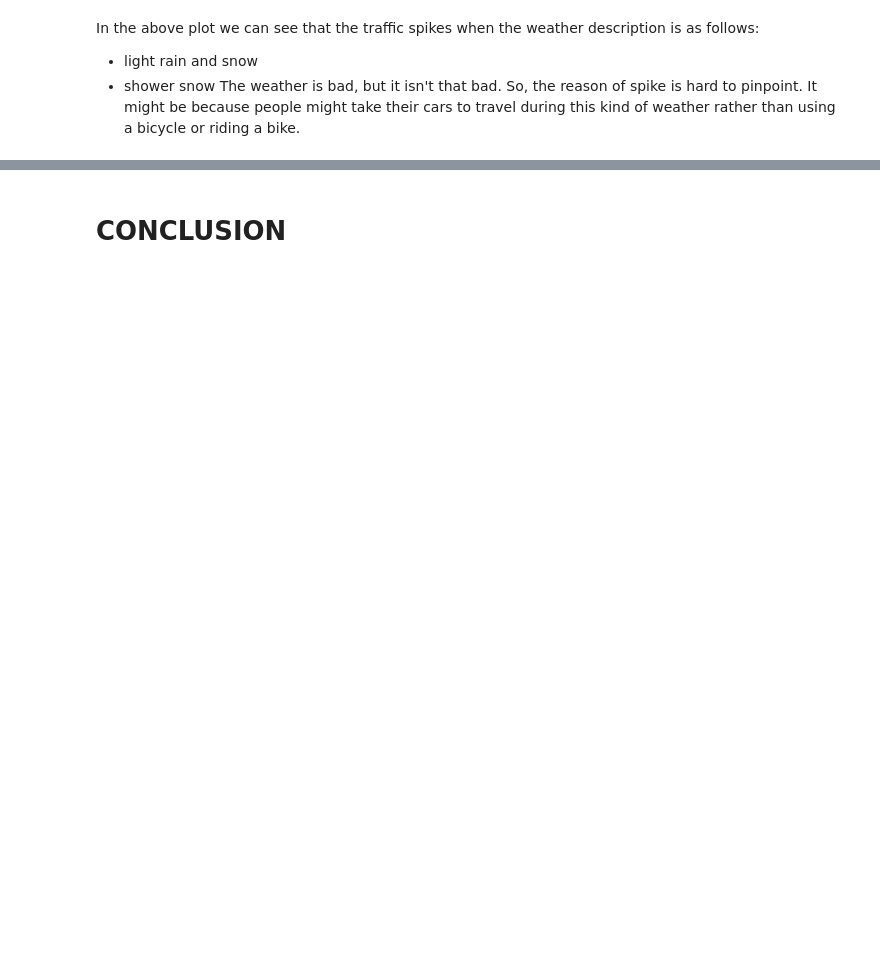
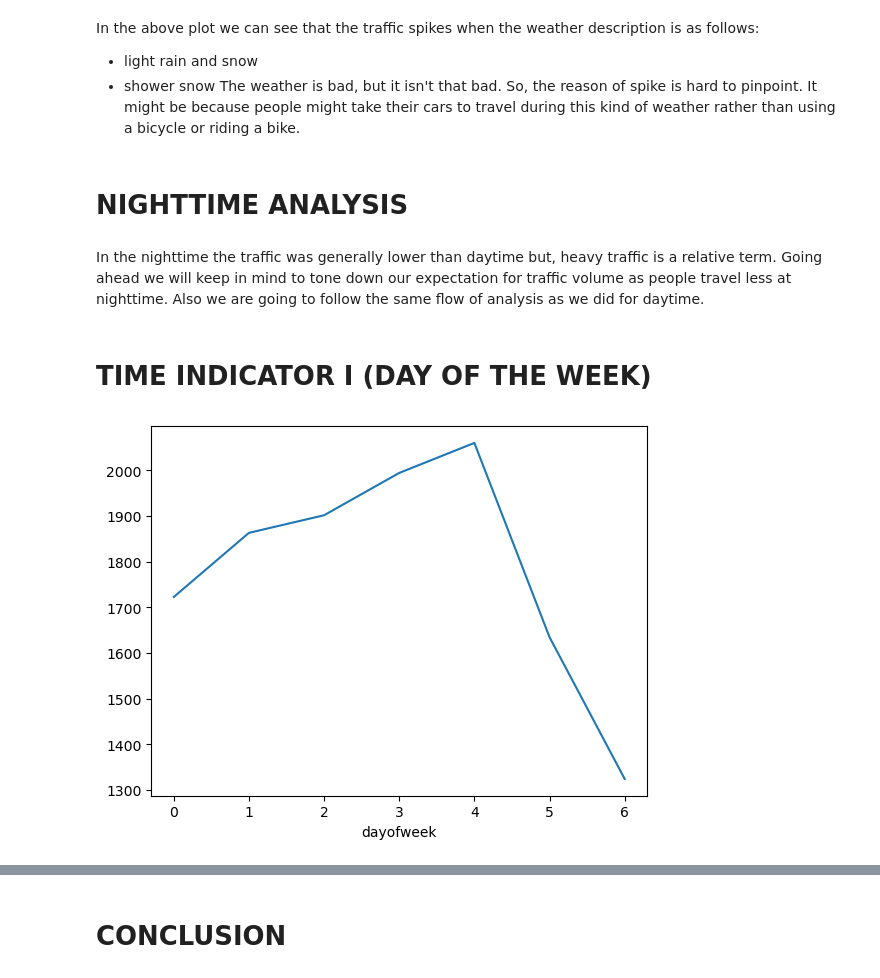
Before and after one commit to Vivek1325/Heavy-Traffic-Indicators-on-I-94, a Jupyter notebook: traffic analysis.ipynb, the cells around one changed output, grey strips where cells are left out. Saved outputs shown, nothing was run; the diff lists cells and outputs as text; code cells hidden in the pictures; blank space fills up the shorter version.

Commit message:
Added the nighttime analysis and complted the project

```diff
--- a/traffic analysis.ipynb
+++ b/traffic analysis.ipynb
@@ -319,3 +321,17 @@ In the above plot we can see that the traffic spikes when the weather descriptio
 * shower snow
 The weather is bad, but it isn't that bad. So, the reason of spike is hard to pinpoint.
 It might be because people might take their cars to travel during this kind of weather rather than using a bicycle or riding a bike.
+# %% [markdown]
+# NIGHTTIME ANALYSIS
+# %% [markdown]
+In the nighttime the traffic was generally lower than daytime but, heavy traffic is a relative term.
+Going ahead we will keep in mind to tone down our expectation for traffic volume as people travel less at nighttime. Also we are going to follow the same flow of analysis as we did for daytime.
+# %% [markdown]
+# TIME INDICATOR I (DAY OF THE WEEK)
+# %%
+nighttime['dayofweek'] = nighttime['date_time'].dt.dayofweek
+by_dayofweek_nighttime = nighttime.groupby('dayofweek').mean()
+by_dayofweek_nighttime['traffic_volume'].plot()
+plt.show()
+# %% [output]
+[figure, added]
```
Also changed, not shown: parts of 32 cells of this notebook.
